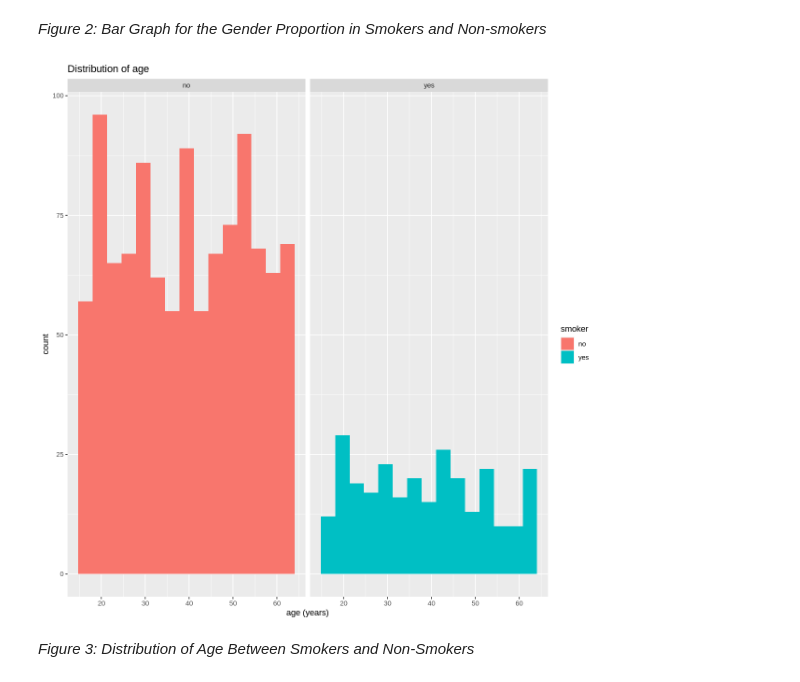
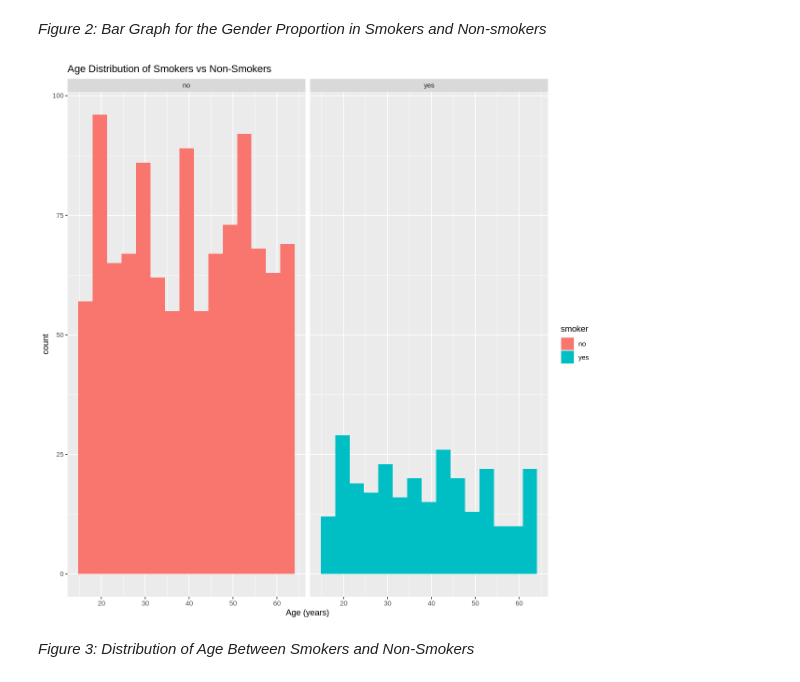
Before and after one commit to Yuji03b/STAT-201-GROUP-1, a Jupyter notebook: report.ipynb, the cells around one changed output. Cells and saved outputs as stored; diff of their text form; code cells hidden in the pictures.

```diff
--- a/report.ipynb
+++ b/report.ipynb
@@ -99,16 +108,17 @@ plot2
 # %% [markdown]
 *Figure 2: Bar Graph for the Gender Proportion in Smokers and Non-smokers*
 # %%
+# visualizing the age distribution between smokers and non-smokers
 smoker_age_plot <- insurance %>%
     ggplot(aes(x = age, fill = smoker)) +
     geom_histogram(bins = 15) +
     facet_grid(.~ factor(smoker)) +
-    ggtitle("Distribution of age") +
-    xlab("age (years)")
+    ggtitle("Age Distribution of Smokers vs Non-Smokers") +
+    xlab("Age (years)")
 
 smoker_age_plot
 # %% [output]
-[figure, old version]
+[figure, new version]
 # %% [markdown]
 *Figure 3: Distribution of Age Between Smokers and Non-Smokers*
 # %% [markdown]
```
Also changed, not shown: parts of 17 cells of this notebook.
